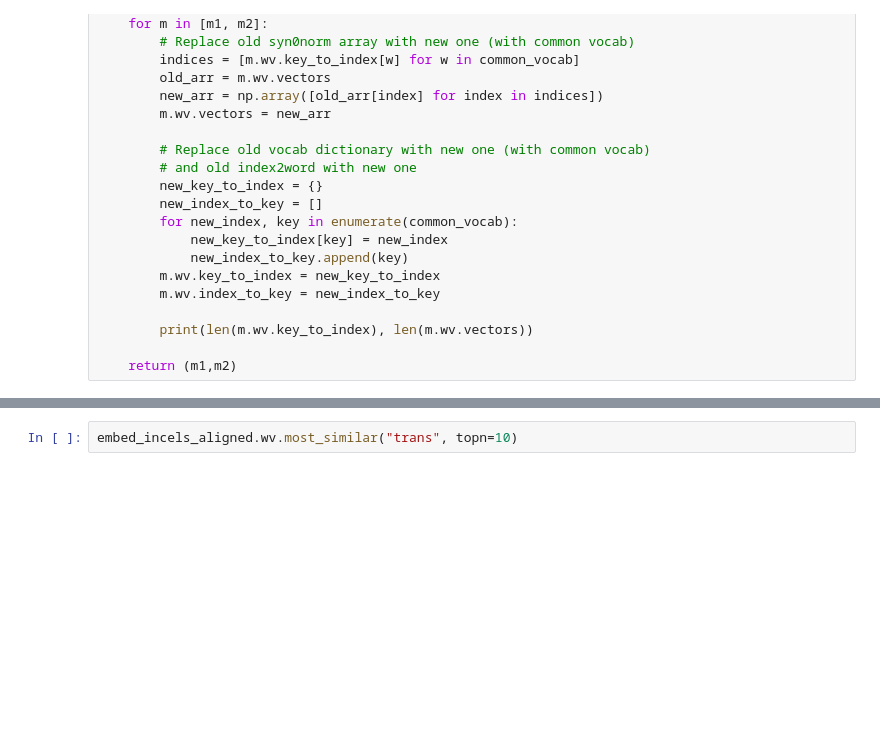
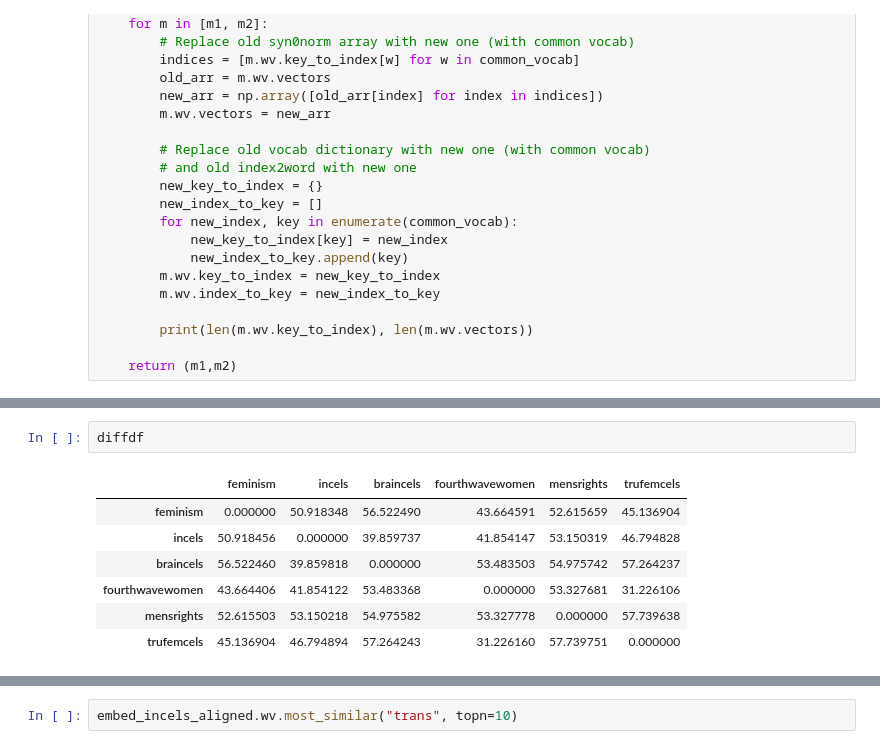
Before and after one commit to e-mckinnie/reddit-bias-word-embeddings, a Jupyter notebook: align_embeddings.ipynb, the cells around one changed output, grey strips where cells are left out. Drawn from its saved outputs; the diff is of its cells as text; blank space fills up the shorter version.

```diff
--- a/align_embeddings.ipynb
+++ b/align_embeddings.ipynb
@@ -124,0 +218,10 @@ embed_mensrights_aligned = smart_procrustes_align_gensim(embed_feminism, embed_m
+# %%
+diffdf
+# %% [output]
+|  | feminism | incels | braincels | fourthwavewomen | mensrights | trufemcels |
+| feminism | 0.000000 | 50.918348 | 56.522490 | 43.664591 | 52.615659 | 45.136904 |
+| incels | 50.918456 | 0.000000 | 39.859737 | 41.854147 | 53.150319 | 46.794828 |
+| braincels | 56.522460 | 39.859818 | 0.000000 | 53.483503 | 54.975742 | 57.264237 |
+| fourthwavewomen | 43.664406 | 41.854122 | 53.483368 | 0.000000 | 53.327681 | 31.226106 |
+| mensrights | 52.615503 | 53.150218 | 54.975582 | 53.327778 | 0.000000 | 57.739638 |
+| trufemcels | 45.136904 | 46.794894 | 57.264243 | 31.226160 | 57.739751 | 0.000000 |
```
Also changed, not shown: parts of 27 cells of this notebook, 2 other files.
